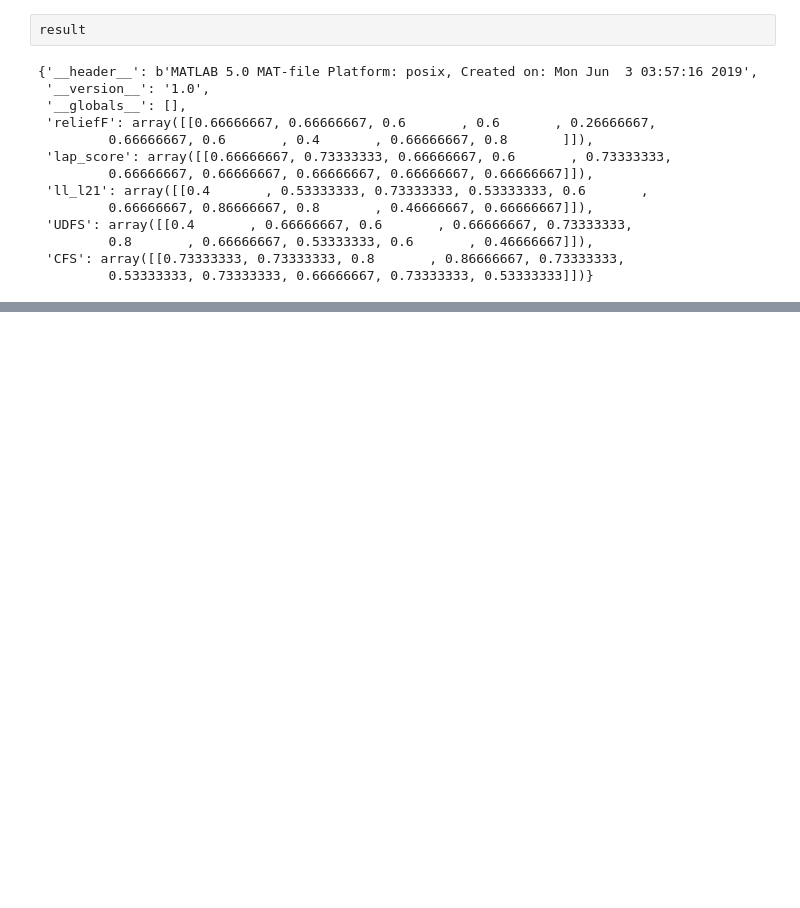
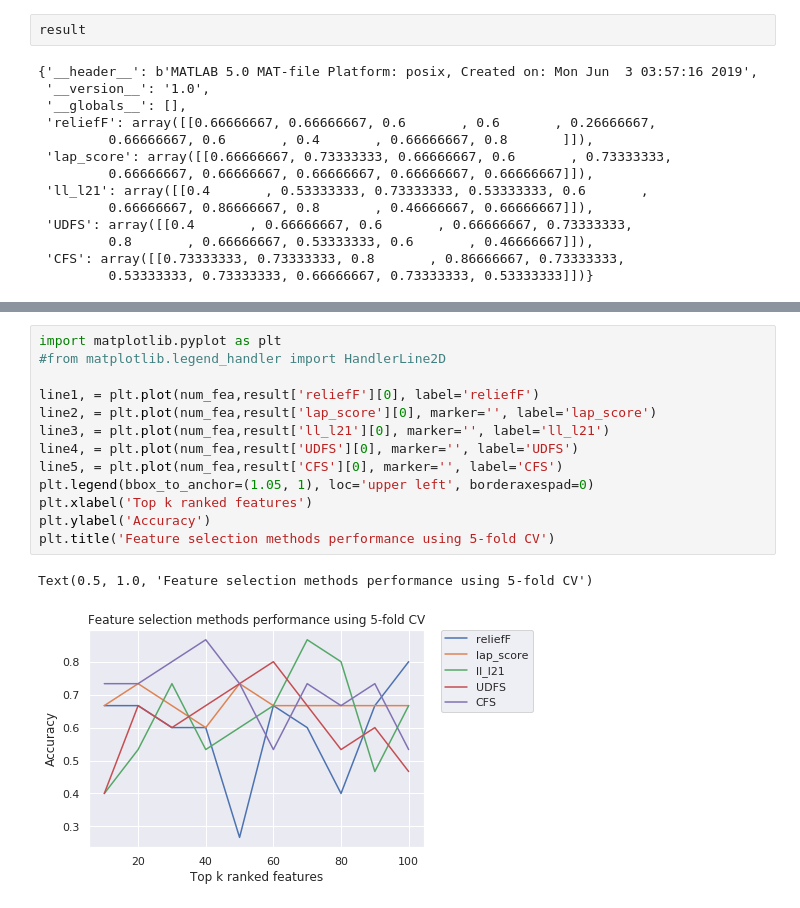
Before and after one commit to Raouaaa/Master_project, a Jupyter notebook: FS.ipynb, the cells around one changed output, grey strips where cells are left out. Cells and saved outputs as stored; diff of their text form; blank space fills up the shorter version.

```diff
--- a/FS.ipynb
+++ b/FS.ipynb
@@ -301,0 +314,16 @@ result   sio     svm     sys     test    training        tree_lasso_projection
+# %%
+import matplotlib.pyplot as plt
+#from matplotlib.legend_handler import HandlerLine2D
+
+line1, = plt.plot(num_fea,result['reliefF'][0], label='reliefF')
+line2, = plt.plot(num_fea,result['lap_score'][0], marker='', label='lap_score')
+line3, = plt.plot(num_fea,result['ll_l21'][0], marker='', label='ll_l21')
+line4, = plt.plot(num_fea,result['UDFS'][0], marker='', label='UDFS')
+line5, = plt.plot(num_fea,result['CFS'][0], marker='', label='CFS')
+plt.legend(bbox_to_anchor=(1.05, 1), loc='upper left', borderaxespad=0)
+plt.xlabel('Top k ranked features')
+plt.ylabel('Accuracy')
+plt.title('Feature selection methods performance using 5-fold CV')
+# %% [output]
+Text(0.5, 1.0, 'Feature selection methods performance using 5-fold CV')
+[figure, added]
```
Also changed, not shown: parts of 11 cells of this notebook.
